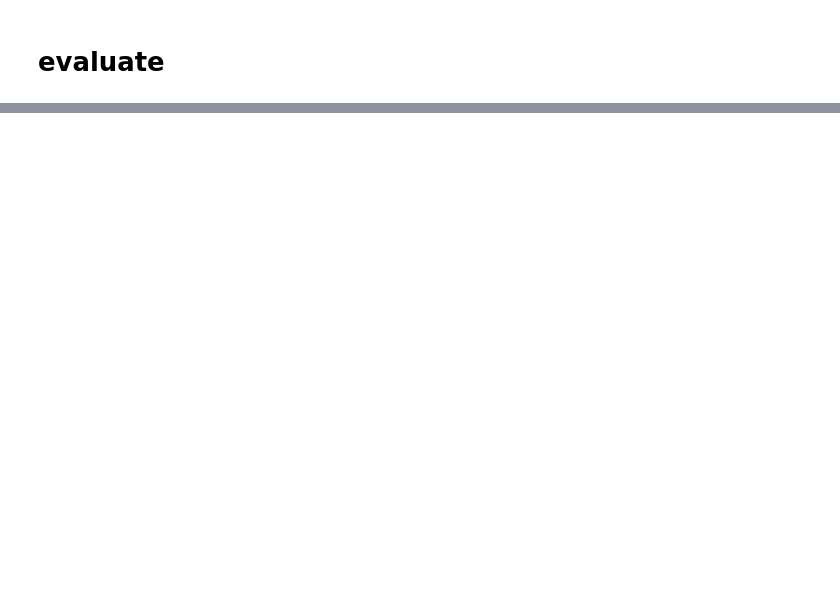
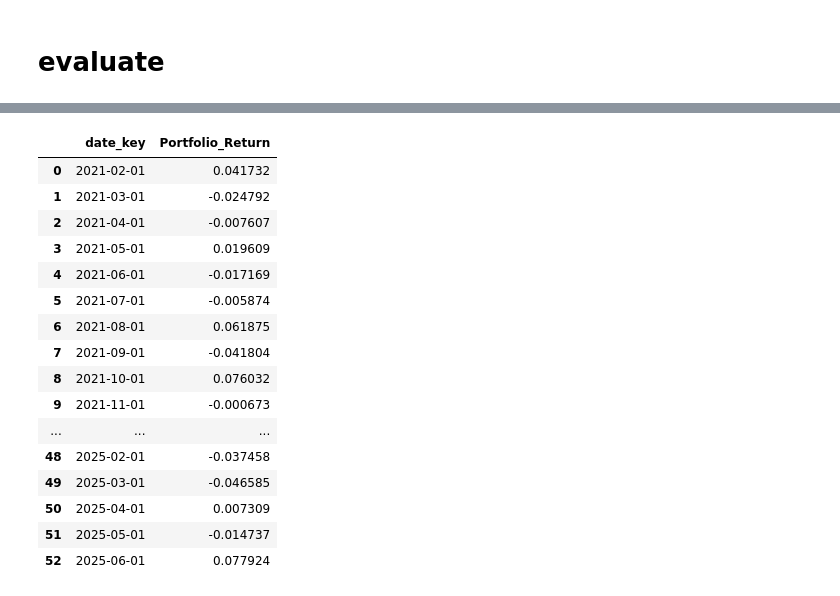
Before and after one commit to Alexis-Perron/ESSAI-BLM-LLM, a Jupyter notebook: portfolio_weight_plot.ipynb, the cells around one changed output, grey strips where cells are left out. Cells and saved outputs as stored; diff of their text form; code cells hidden in the pictures; blank space fills up the shorter version.

```diff
--- a/portfolio_weight_plot.ipynb
+++ b/portfolio_weight_plot.ipynb
@@ -570,0 +607,20 @@ plt.show()
+# %%
+gpt_returns
+# %% [output]
+|  | date_key | Portfolio_Return |
+| 0 | 2021-02-01 | 0.041732 |
+| 1 | 2021-03-01 | -0.024792 |
+| 2 | 2021-04-01 | -0.007607 |
+| 3 | 2021-05-01 | 0.019609 |
+| 4 | 2021-06-01 | -0.017169 |
+| 5 | 2021-07-01 | -0.005874 |
+| 6 | 2021-08-01 | 0.061875 |
+| 7 | 2021-09-01 | -0.041804 |
+| 8 | 2021-10-01 | 0.076032 |
+| 9 | 2021-11-01 | -0.000673 |
+| ... | ... | ... |
+| 48 | 2025-02-01 | -0.037458 |
+| 49 | 2025-03-01 | -0.046585 |
+| 50 | 2025-04-01 | 0.007309 |
+| 51 | 2025-05-01 | -0.014737 |
+| 52 | 2025-06-01 | 0.077924 |
```
Also changed, not shown: parts of 12 cells of this notebook, 1 other file.
